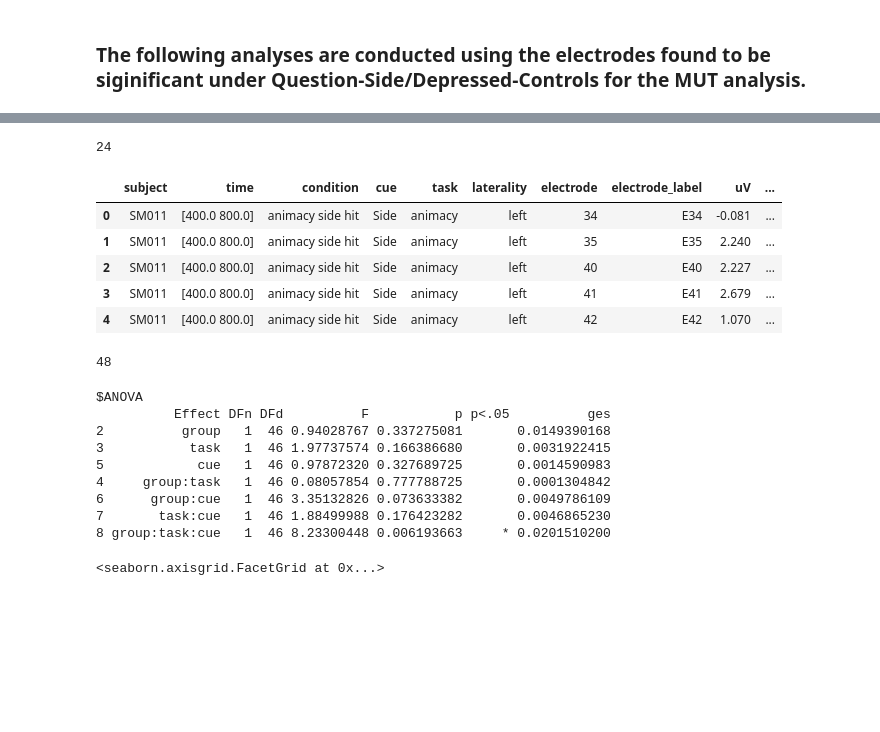
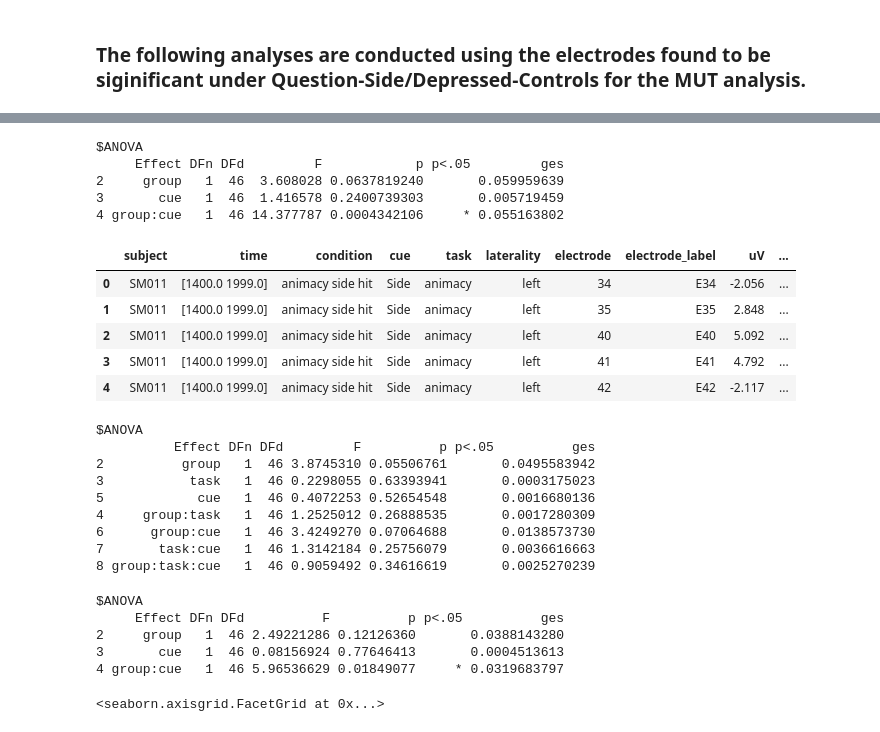
Before and after one commit to dgdillon/source-mem-paper, a Jupyter notebook: Source_ReAnalysis.ipynb, the cells around one changed output, grey strips where cells are left out. Drawn from its saved outputs; the diff is of its cells as text; code cells hidden in the pictures; blank space fills up the shorter version.

Commit message:
ANOVAS for ERPs 800-2000 ms with mobility-specific followups

```diff
--- a/Source_ReAnalysis.ipynb
+++ b/Source_ReAnalysis.ipynb
@@ -1815,40 +1934,55 @@ $ANOVA
-# %%
-all_par_new.electrode.nunique()
-# %% [output]
-24
+# %%
+all_par4_MI = all_par4[all_par4.task == 'mobility']
+%Rpush all_par4_MI
+%R uv_par4_MI <- ezANOVA(dv=uV, wid=subject, within=cue, between=group, data=all_par4_MI)
+%R print(uv_par4_MI)
+# %% [output]
+$ANOVA
+     Effect DFn DFd         F            p p<.05         ges
+2     group   1  46  3.608028 0.0637819240       0.059959639
+3       cue   1  46  1.416578 0.2400739303       0.005719459
+4 group:cue   1  46 14.377787 0.0004342106     * 0.055163802
 # %%
-hc_par3 = make_clean_df(path2erps + 'MeanAmps/HC/HC_cueDiff_taskDiff_Par_400_800.txt')
-mdd_par3 = make_clean_df(path2erps + 'MeanAmps/MDD/MDD_cueDiff_taskDiff_Par_400_800.txt')
-hc_par3['group'] = 'control'
-mdd_par3['group'] = 'MDD'
-all_par3 = pd.concat([hc_par3,mdd_par3],axis=0)
-all_par3.head()
+# for 1400-2000 ms
+hc_par5 = make_clean_df(path2erps + 'MeanAmps/HC/HC_cueDiff_taskDiff_Par_1400_2000.txt')
+mdd_par5 = make_clean_df(path2erps + 'MeanAmps/MDD/MDD_cueDiff_taskDiff_Par_1400_2000.txt')
+hc_par5['group'] = 'control'
+mdd_par5['group'] = 'MDD'
+all_par5 = pd.concat([hc_par5,mdd_par5],axis=0)
+all_par5.head()
 # %% [output]
 |  | subject | time | condition | cue | task | laterality | electrode | electrode_label | uV | ... |
-| 0 | SM011 | [400.0 800.0] | animacy side hit | Side | animacy | left | 34 | E34 | -0.081 | ... |
-| 1 | SM011 | [400.0 800.0] | animacy side hit | Side | animacy | left | 35 | E35 | 2.240 | ... |
-| 2 | SM011 | [400.0 800.0] | animacy side hit | Side | animacy | left | 40 | E40 | 2.227 | ... |
-| 3 | SM011 | [400.0 800.0] | animacy side hit | Side | animacy | left | 41 | E41 | 2.679 | ... |
-| 4 | SM011 | [400.0 800.0] | animacy side hit | Side | animacy | left | 42 | E42 | 1.070 | ... |
+| 0 | SM011 | [1400.0 1999.0] | animacy side hit | Side | animacy | left | 34 | E34 | -2.056 | ... |
+| 1 | SM011 | [1400.0 1999.0] | animacy side hit | Side | animacy | left | 35 | E35 | 2.848 | ... |
+| 2 | SM011 | [1400.0 1999.0] | animacy side hit | Side | animacy | left | 40 | E40 | 5.092 | ... |
+| 3 | SM011 | [1400.0 1999.0] | animacy side hit | Side | animacy | left | 41 | E41 | 4.792 | ... |
+| 4 | SM011 | [1400.0 1999.0] | animacy side hit | Side | animacy | left | 42 | E42 | -2.117 | ... |
-# %%
-all_par3.subject.nunique()
-# %% [output]
-48
 # %%
-%Rpush all_par3
+%Rpush all_par5
 
-%R uv_par3 <- ezANOVA(dv=uV, wid=subject, within=.(task, cue), between=group, data=all_par3)
-%R print(uv_par3)
+%R uv_par5 <- ezANOVA(dv=uV, wid=subject, within=.(task, cue), between=group, data=all_par5)
+%R print(uv_par5)
 # %% [output]
 $ANOVA
-          Effect DFn DFd          F           p p<.05          ges
-2          group   1  46 0.94028767 0.337275081       0.0149390168
-3           task   1  46 1.97737574 0.166386680       0.0031922415
-5            cue   1  46 0.97872320 0.327689725       0.0014590983
-4     group:task   1  46 0.08057854 0.777788725       0.0001304842
-6      group:cue   1  46 3.35132826 0.073633382       0.0049786109
-7       task:cue   1  46 1.88499988 0.176423282       0.0046865230
-8 group:task:cue   1  46 8.23300448 0.006193663     * 0.0201510200
+          Effect DFn DFd         F          p p<.05          ges
+2          group   1  46 3.8745310 0.05506761       0.0495583942
+3           task   1  46 0.2298055 0.63393941       0.0003175023
+5            cue   1  46 0.4072253 0.52654548       0.0016680136
+4     group:task   1  46 1.2525012 0.26888535       0.0017280309
+6      group:cue   1  46 3.4249270 0.07064688       0.0138573730
+7       task:cue   1  46 1.3142184 0.25756079       0.0036616663
+8 group:task:cue   1  46 0.9059492 0.34616619       0.0025270239
+# %%
+all_par5_MI = all_par5[all_par5.task == 'mobility']
+%Rpush all_par5_MI
+%R uv_par5_MI <- ezANOVA(dv=uV, wid=subject, within=cue, between=group, data=all_par5_MI)
+%R print(uv_par5_MI)
+# %% [output]
+$ANOVA
+     Effect DFn DFd          F          p p<.05          ges
+2     group   1  46 2.49221286 0.12126360       0.0388143280
+3       cue   1  46 0.08156924 0.77646413       0.0004513613
+4 group:cue   1  46 5.96536629 0.01849077     * 0.0319683797
 # %%
 sns.factorplot(y='uV', x='task', hue='cue',col='group',units='subject',ci=68, kind='bar', data=all_par3)
 # %% [output]
```
Also changed, not shown: parts of 20 cells of this notebook.
